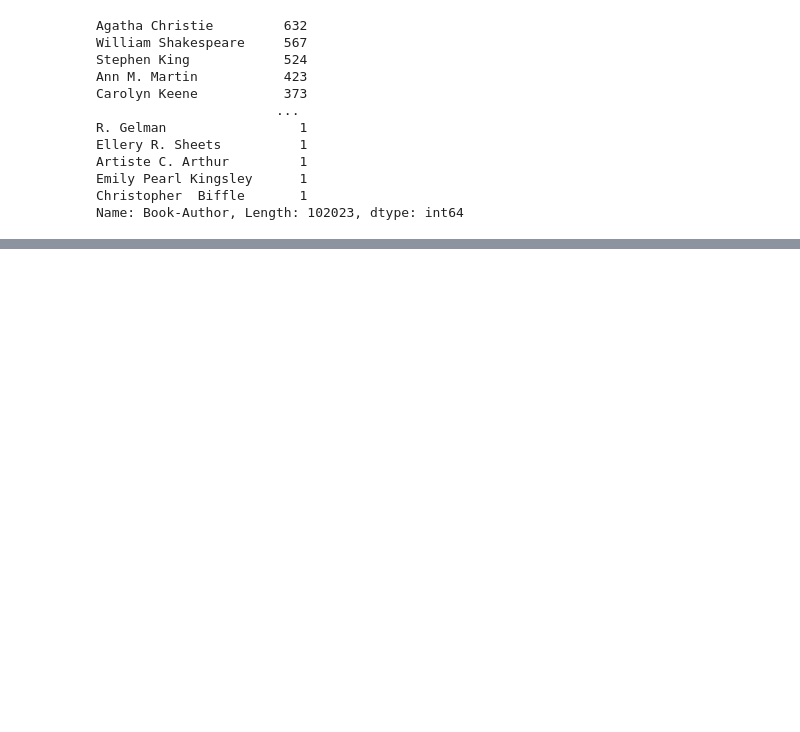
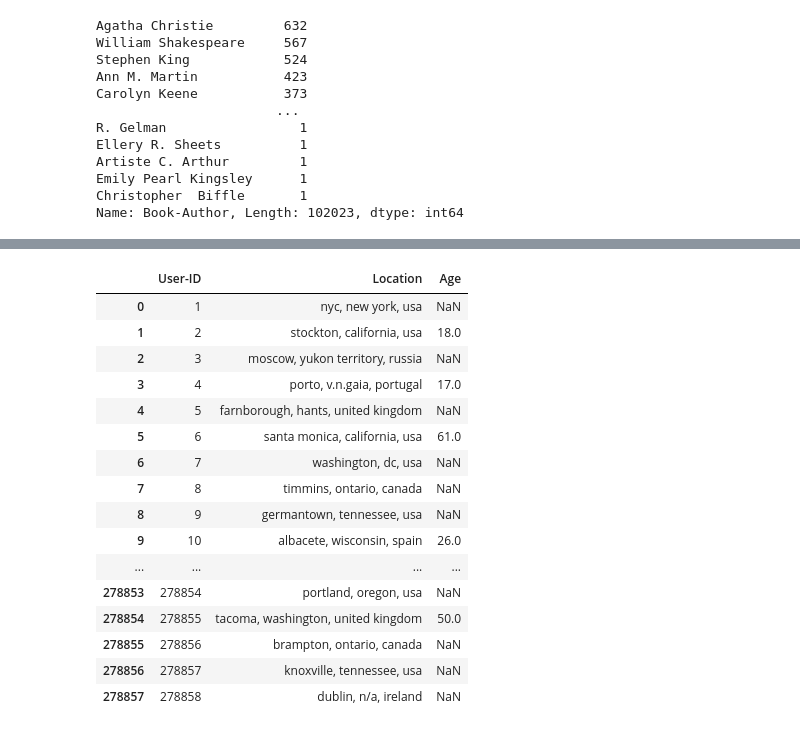
Before and after one commit to Ankita-chouhan-github/Book-Recommendation-System, a Jupyter notebook: Unsupervised_ML_Capstone_Project.ipynb, the cells around one changed output, grey strips where cells are left out. Cells and saved outputs as stored; diff of their text form; code cells hidden in the pictures; blank space fills up the shorter version.

```diff
--- a/Unsupervised_ML_Capstone_Project.ipynb
+++ b/Unsupervised_ML_Capstone_Project.ipynb
@@ -197,0 +289,21 @@ Name: Book-Author, Length: 102023, dtype: int64
+# %%
+#displaying the top 10 and bottom 10 rows of the dataframe
+pd.concat([users.head(10),users.tail(10)],axis=0)
+# %% [output]
+|  | User-ID | Location | Age |
+| 0 | 1 | nyc, new york, usa | NaN |
+| 1 | 2 | stockton, california, usa | 18.0 |
+| 2 | 3 | moscow, yukon territory, russia | NaN |
+| 3 | 4 | porto, v.n.gaia, portugal | 17.0 |
+| 4 | 5 | farnborough, hants, united kingdom | NaN |
+| 5 | 6 | santa monica, california, usa | 61.0 |
+| 6 | 7 | washington, dc, usa | NaN |
+| 7 | 8 | timmins, ontario, canada | NaN |
+| 8 | 9 | germantown, tennessee, usa | NaN |
+| 9 | 10 | albacete, wisconsin, spain | 26.0 |
+| ... | ... | ... | ... |
+| 278853 | 278854 | portland, oregon, usa | NaN |
+| 278854 | 278855 | tacoma, washington, united kingdom | 50.0 |
+| 278855 | 278856 | brampton, ontario, canada | NaN |
+| 278856 | 278857 | knoxville, tennessee, usa | NaN |
+| 278857 | 278858 | dublin, n/a, ireland | NaN |
```
Also changed, not shown: parts of 14 cells of this notebook.
